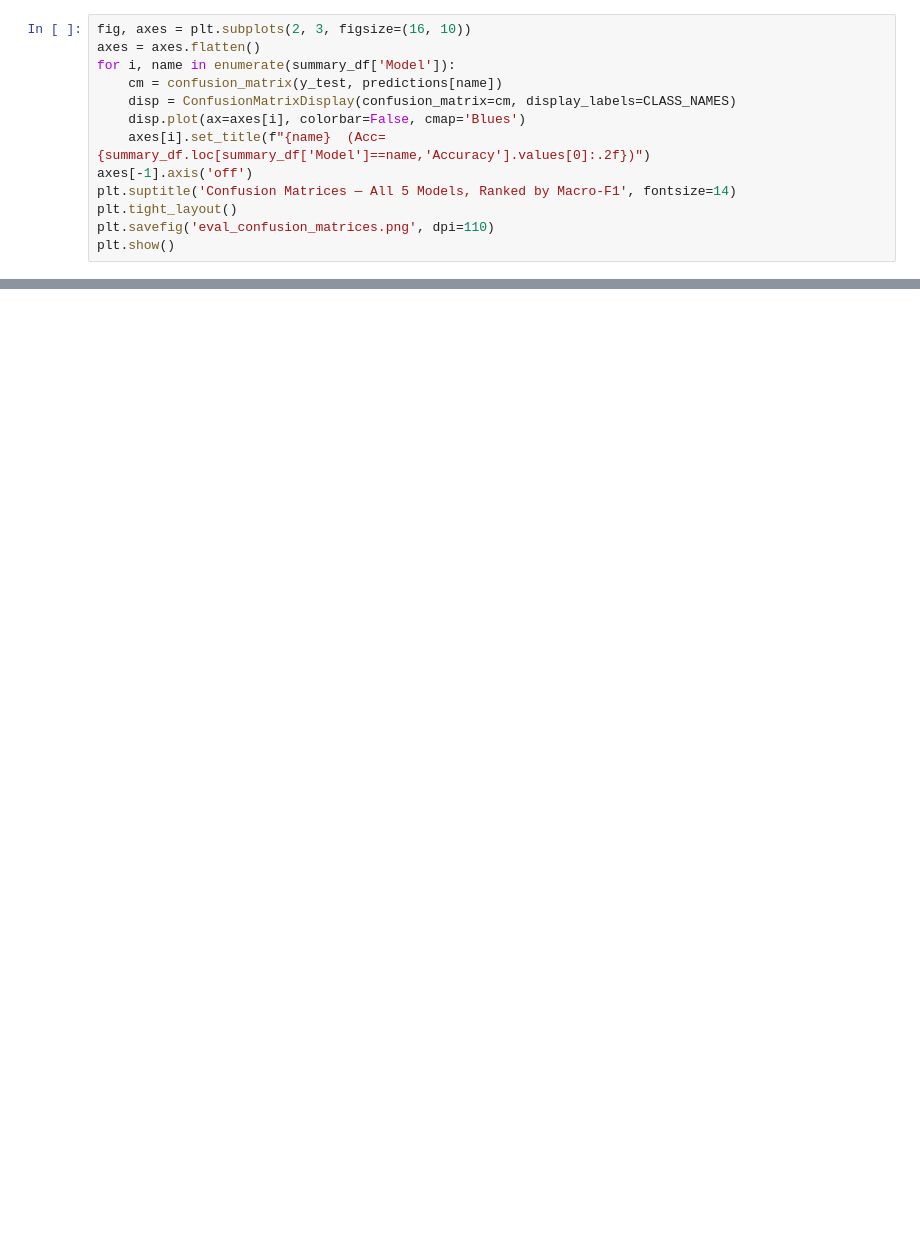
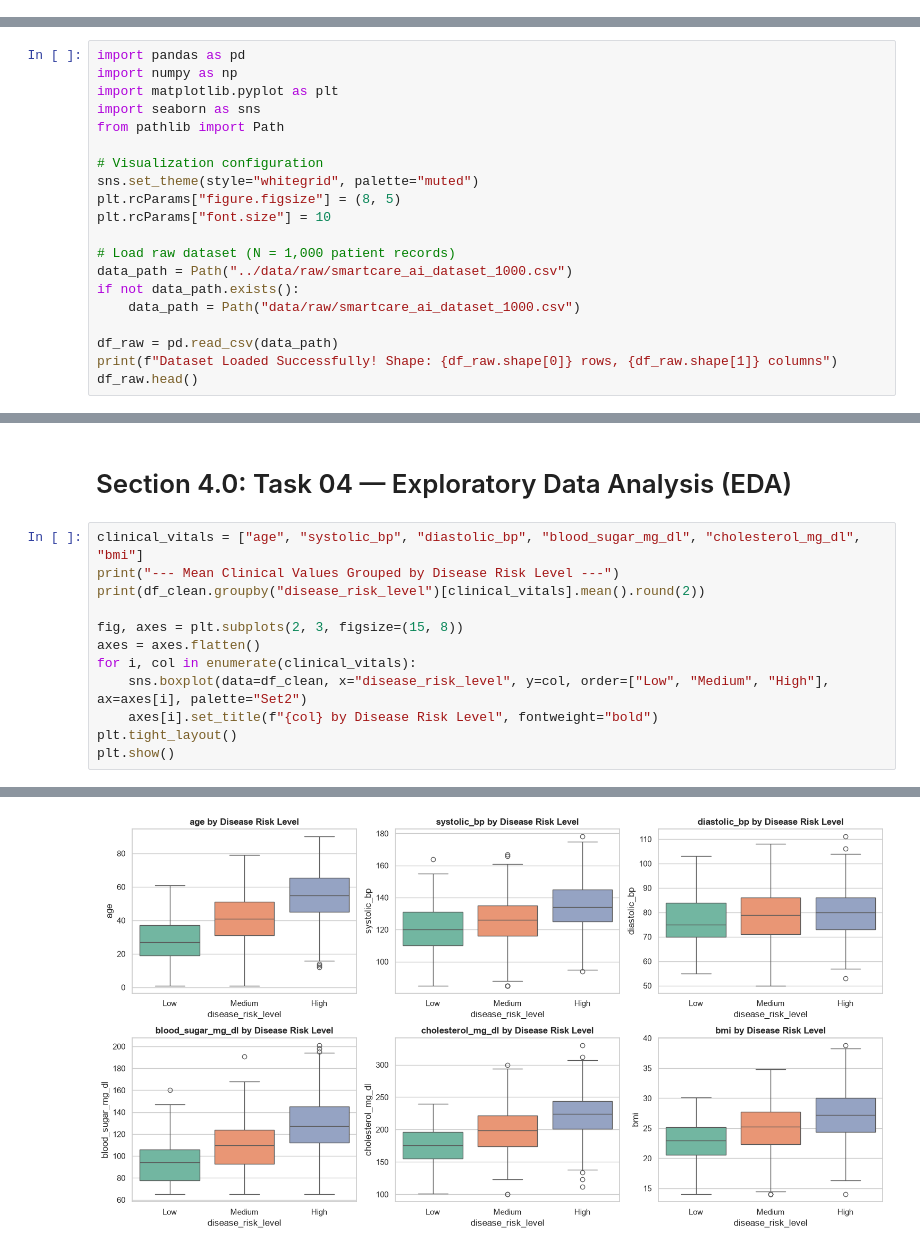
Before and after one commit to Ravindi373/SmartCare-Hospital, a Jupyter notebook: Notebook/SmartCare_Hospital.ipynb, the cells around one changed output, grey strips where cells are left out. Saved outputs shown, nothing was run; the diff lists cells and outputs as text; blank space fills up the shorter version.

```diff
--- a/Notebook/SmartCare_Hospital.ipynb
+++ b/Notebook/SmartCare_Hospital.ipynb
@@ -1165,13 +0,0 @@ per_class_pivot.round(3)
-# %%
-fig, axes = plt.subplots(2, 3, figsize=(16, 10))
-axes = axes.flatten()
-for i, name in enumerate(summary_df['Model']):
-    cm = confusion_matrix(y_test, predictions[name])
-    disp = ConfusionMatrixDisplay(confusion_matrix=cm, display_labels=CLASS_NAMES)
-    disp.plot(ax=axes[i], colorbar=False, cmap='Blues')
-    axes[i].set_title(f"{name}  (Acc={summary_df.loc[summary_df['Model']==name,'Accuracy'].values[0]:.2f})")
-axes[-1].axis('off')
-plt.suptitle('Confusion Matrices — All 5 Models, Ranked by Macro-F1', fontsize=14)
-plt.tight_layout()
-plt.savefig('eval_confusion_matrices.png', dpi=110)
-plt.show()
@@ -1370,0 +28,20 @@ Model and Scaler successfully saved for the prototype!
+# %%
+import pandas as pd
+import numpy as np
+import matplotlib.pyplot as plt
+import seaborn as sns
+from pathlib import Path
+
+# Visualization configuration
+sns.set_theme(style="whitegrid", palette="muted")
+plt.rcParams["figure.figsize"] = (8, 5)
+plt.rcParams["font.size"] = 10
+
+# Load raw dataset (N = 1,000 patient records)
+data_path = Path("../data/raw/smartcare_ai_dataset_1000.csv")
+if not data_path.exists():
+    data_path = Path("data/raw/smartcare_ai_dataset_1000.csv")
+
+df_raw = pd.read_csv(data_path)
+print(f"Dataset Loaded Successfully! Shape: {df_raw.shape[0]} rows, {df_raw.shape[1]} columns")
+df_raw.head()
@@ -1370,0 +204,15 @@ Model and Scaler successfully saved for the prototype!
+# %% [markdown]
+# Section 4.0: Task 04 — Exploratory Data Analysis (EDA)
+# %%
+clinical_vitals = ["age", "systolic_bp", "diastolic_bp", "blood_sugar_mg_dl", "cholesterol_mg_dl", "bmi"]
+print("--- Mean Clinical Values Grouped by Disease Risk Level ---")
+print(df_clean.groupby("disease_risk_level")[clinical_vitals].mean().round(2))
+
+fig, axes = plt.subplots(2, 3, figsize=(15, 8))
+axes = axes.flatten()
+for i, col in enumerate(clinical_vitals):
+    sns.boxplot(data=df_clean, x="disease_risk_level", y=col, order=["Low", "Medium", "High"], ax=axes[i], palette="Set2")
+    axes[i].set_title(f"{col} by Disease Risk Level", fontweight="bold")
+plt.tight_layout()
+plt.show()
+# %% [output]
@@ -1370,0 +248 @@ Model and Scaler successfully saved for the prototype!
+[figure, added]
```
Also changed, not shown: parts of 133 cells of this notebook, 1 other file.
